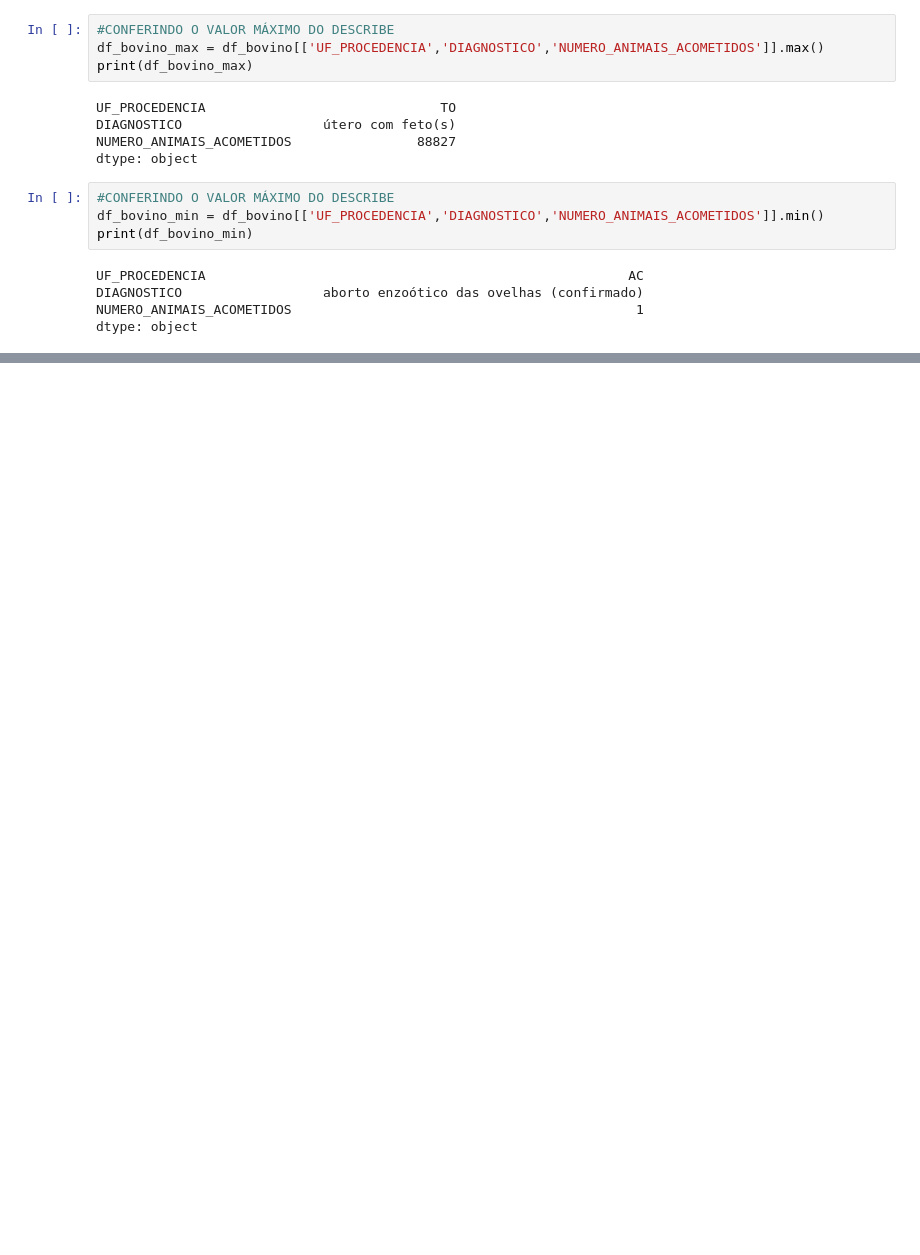
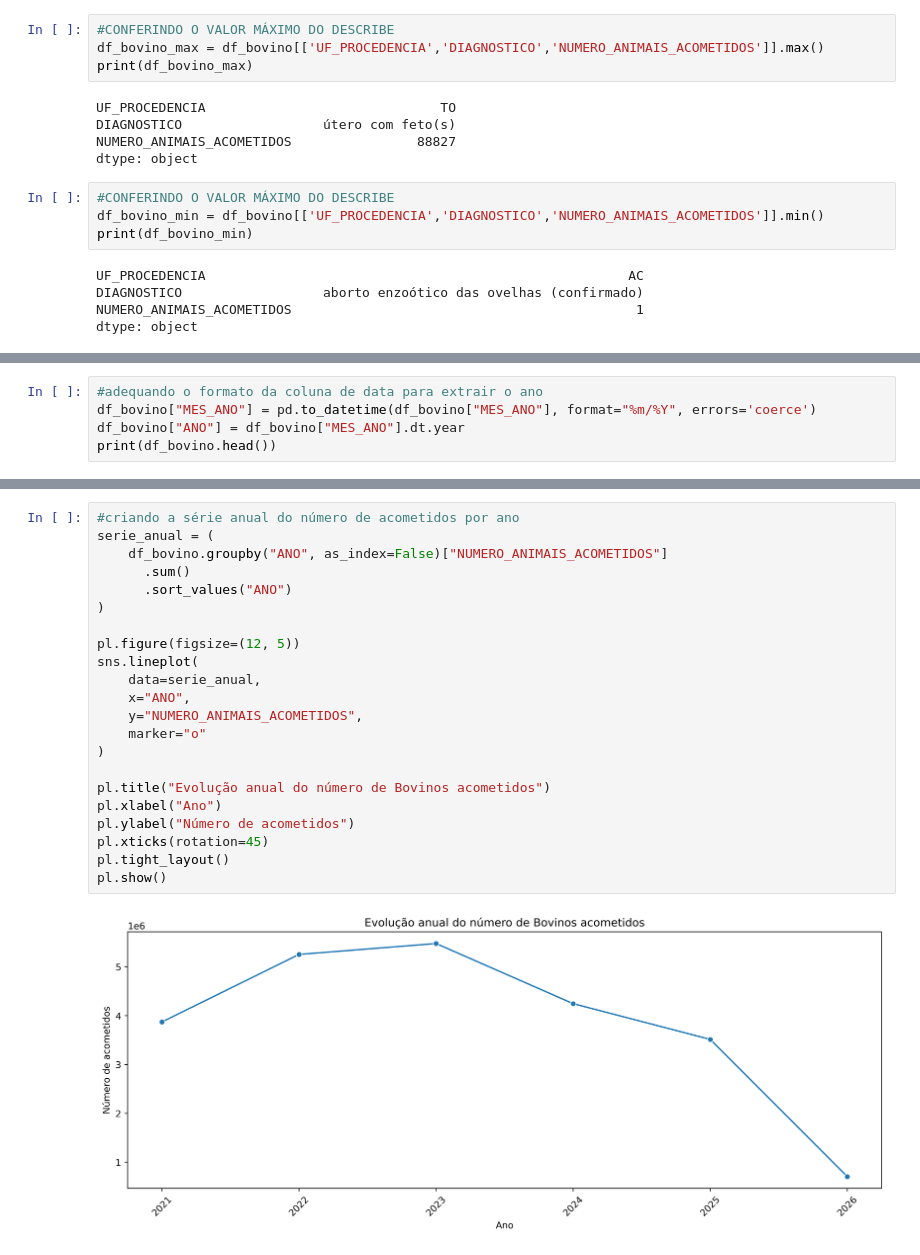
Before and after one commit to Naiasha/Project-data-disease-animal, a Jupyter notebook: analise_DP.ipynb, the cells around one changed output, grey strips where cells are left out. Cells and saved outputs as stored; diff of their text form; blank space fills up the shorter version.

```diff
--- a/analise_DP.ipynb
+++ b/analise_DP.ipynb
@@ -390,0 +279,5 @@ print(abate_suino)
+# %%
+#adequando o formato da coluna de data para extrair o ano
+df_bovino["MES_ANO"] = pd.to_datetime(df_bovino["MES_ANO"], format="%m/%Y", errors='coerce')
+df_bovino["ANO"] = df_bovino["MES_ANO"].dt.year
+print(df_bovino.head())
@@ -390,0 +370,24 @@ print(abate_suino)
+# %%
+#criando a série anual do número de acometidos por ano
+serie_anual = (
+    df_bovino.groupby("ANO", as_index=False)["NUMERO_ANIMAIS_ACOMETIDOS"]
+      .sum()
+      .sort_values("ANO")
+)
+
+pl.figure(figsize=(12, 5))
+sns.lineplot(
+    data=serie_anual,
+    x="ANO",
+    y="NUMERO_ANIMAIS_ACOMETIDOS",
+    marker="o"
+)
+
+pl.title("Evolução anual do número de Bovinos acometidos")
+pl.xlabel("Ano")
+pl.ylabel("Número de acometidos")
+pl.xticks(rotation=45)
+pl.tight_layout()
+pl.show()
+# %% [output]
+[figure, added]
```
Also changed, not shown: parts of 41 cells of this notebook, 1 other file.
